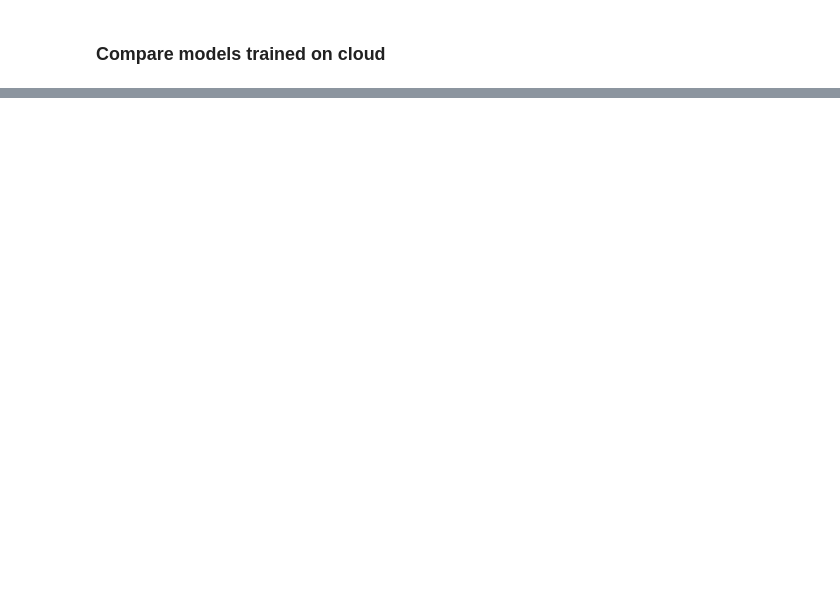
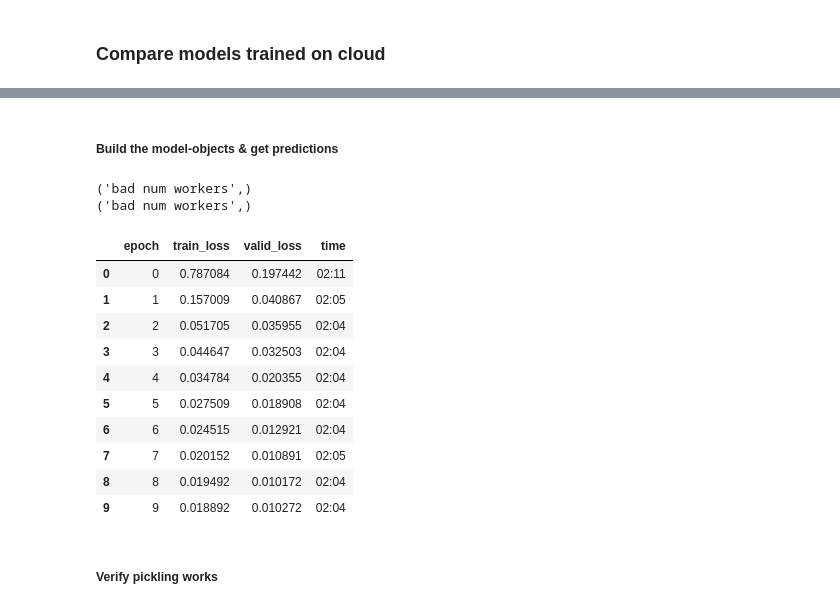
Before and after one commit to sutt/fastai-tmp, a Jupyter notebook: ap-5-model-err.ipynb, the cells around one changed output, grey strips where cells are left out. Drawn from its saved outputs; the diff is of its cells as text; code cells hidden in the pictures; blank space fills up the shorter version.

```diff
--- a/ap-5-model-err.ipynb
+++ b/ap-5-model-err.ipynb
@@ -13,0 +44,35 @@ from modules.ap3graph import *
+# %% [markdown]
+##### Build the model-objects & get predictions
+# %%
+# the two datasets for apfit2-X models
+
+data_small = build_data(batch_size=16,
+                        size=(216, 324),
+                        valid_pct=0.2,
+                        )
+data_large = build_data(batch_size=16,
+                        size=(288, 432),
+                        valid_pct=0.2,
+                        )
+# %% [output]
+('bad num workers',)
+('bad num workers',)
+# %%
+learn_1 = cnn_learner(data_large, models.resnet50)
+learn_1.model_dir = '../../../fastai/course-v3/nbs/custom2/new-models'
+_ = learn_1.load('apfit2-1')
+
+history_1 = pd.read_csv('new-models/apfit2-1.csv')
+history_1
+# %% [output]
+|  | epoch | train_loss | valid_loss | time |
+| 0 | 0 | 0.787084 | 0.197442 | 02:11 |
+| 1 | 1 | 0.157009 | 0.040867 | 02:05 |
+| 2 | 2 | 0.051705 | 0.035955 | 02:04 |
+| 3 | 3 | 0.044647 | 0.032503 | 02:04 |
+| 4 | 4 | 0.034784 | 0.020355 | 02:04 |
+| 5 | 5 | 0.027509 | 0.018908 | 02:04 |
+| 6 | 6 | 0.024515 | 0.012921 | 02:04 |
+| 7 | 7 | 0.020152 | 0.010891 | 02:05 |
+| 8 | 8 | 0.019492 | 0.010172 | 02:04 |
+| 9 | 9 | 0.018892 | 0.010272 | 02:04 |
@@ -13,0 +83,2 @@ from modules.ap3graph import *
+# %% [markdown]
+##### Verify pickling works
```
Also changed, not shown: parts of 16 cells of this notebook.
